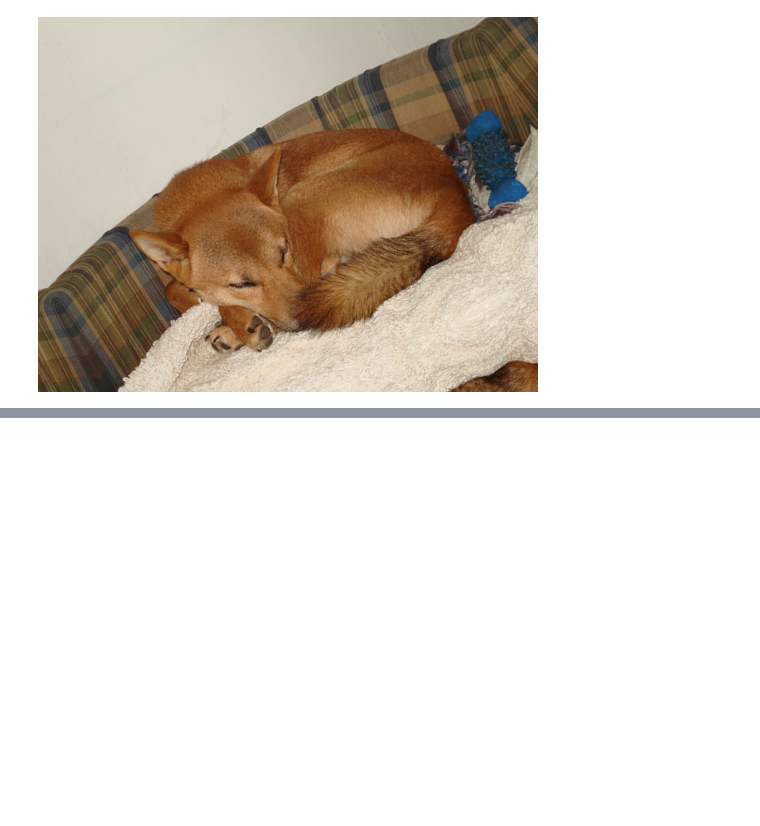
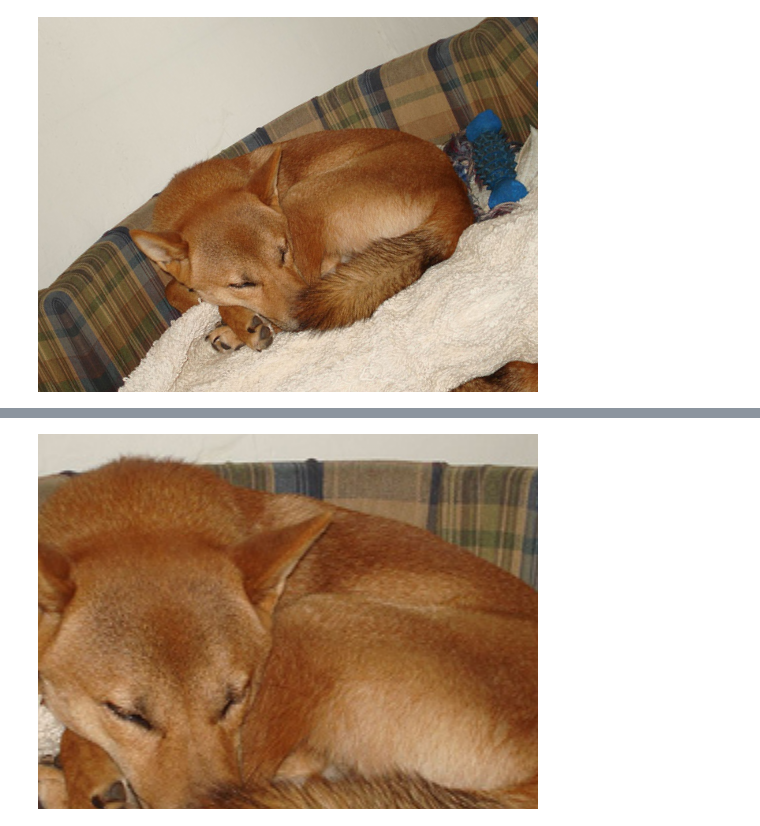
Before and after one commit to aryanfaghihi/ai-course, a Jupyter notebook: Image 2.ipynb, the cells around one changed output, grey strips where cells are left out. Cells and saved outputs as stored; diff of their text form; code cells hidden in the pictures; blank space fills up the shorter version.

```diff
--- a/Image 2.ipynb
+++ b/Image 2.ipynb
@@ -94,0 +137,8 @@ data = ImageDataBunch.from_folder(path, train='training', valid='testing', ds_tf
+# %%
+# zoom 2 times
+zoom_tfm = [zoom(scale=2)]
+
+# apply the transformation
+img.apply_tfms(zoom_tfm)
+# %% [output]
+[figure, added]
```
Also changed, not shown: parts of 36 cells of this notebook.
